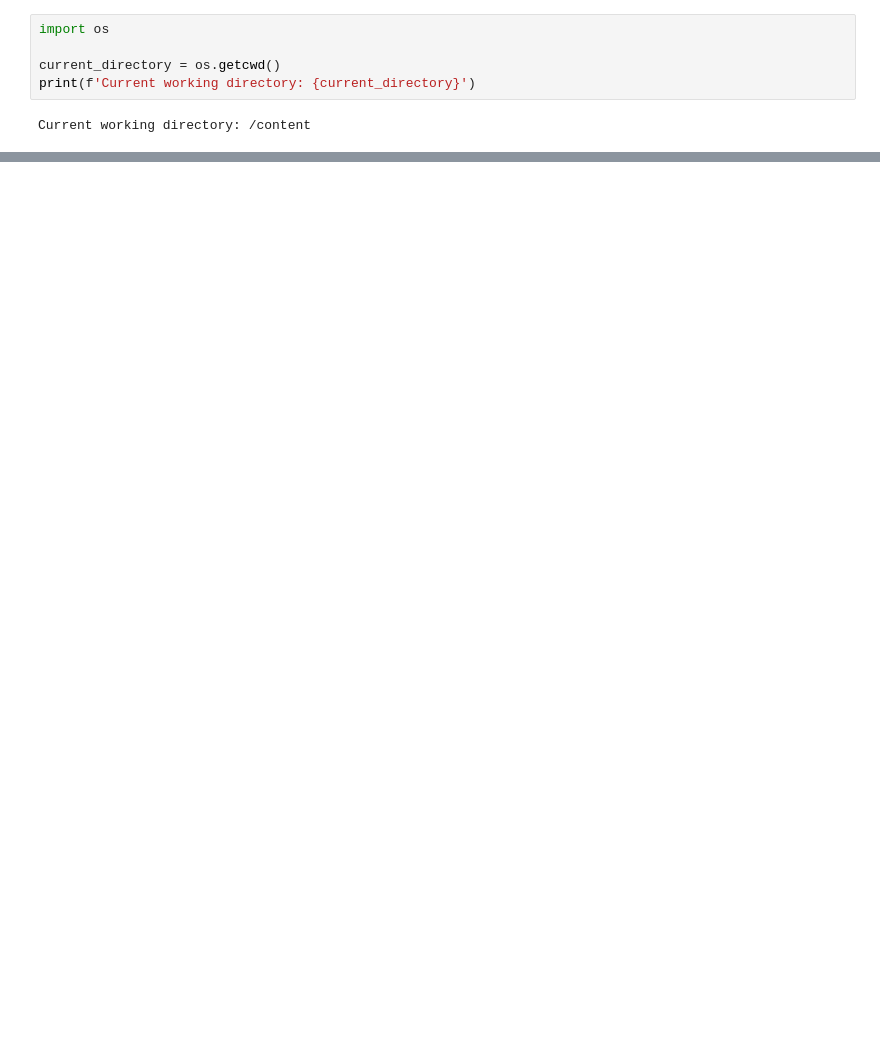
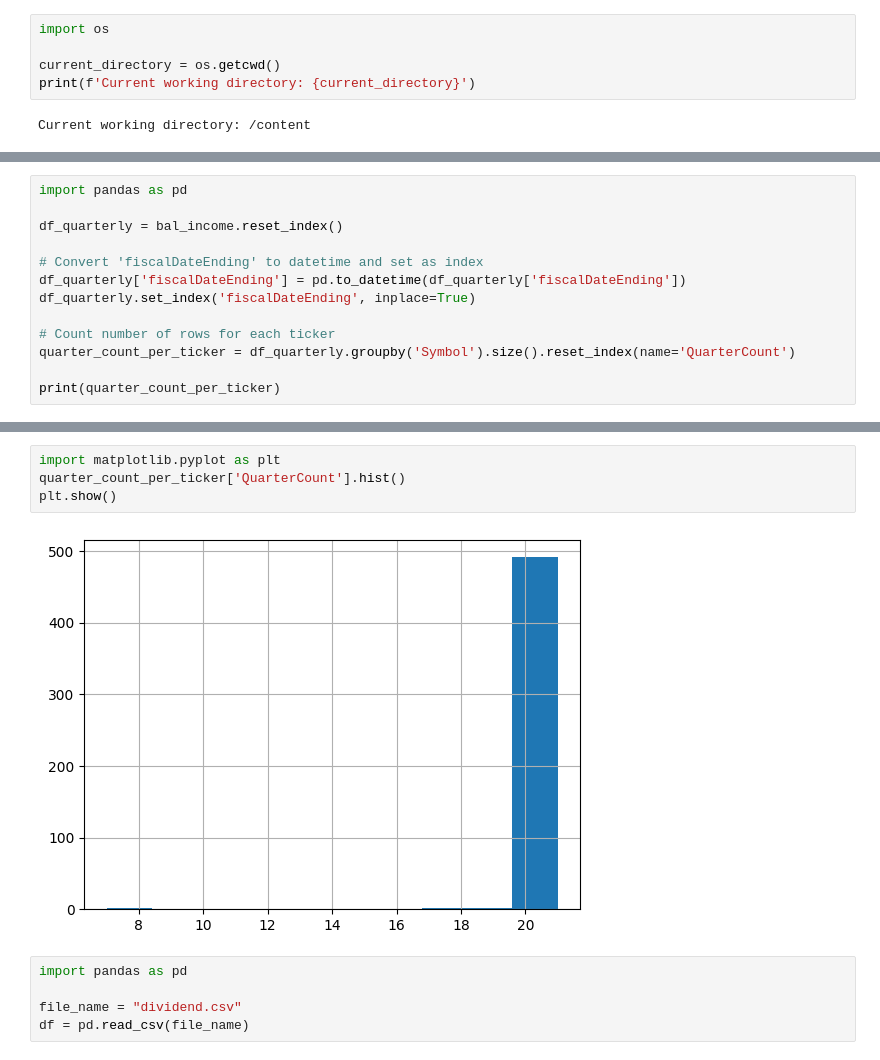
Before and after one commit to Noorasyikeen/InvestoInsight, a Jupyter notebook: notebooks/huiye-data.ipynb, the cells around one changed output, grey strips where cells are left out. Saved outputs shown, nothing was run; the diff lists cells and outputs as text; blank space fills up the shorter version.

```diff
--- a/notebooks/huiye-data.ipynb
+++ b/notebooks/huiye-data.ipynb
@@ -323,0 +769,13 @@ Current working directory: /content
+# %%
+import pandas as pd
+
+df_quarterly = bal_income.reset_index()
+
+# Convert 'fiscalDateEnding' to datetime and set as index
+df_quarterly['fiscalDateEnding'] = pd.to_datetime(df_quarterly['fiscalDateEnding'])
+df_quarterly.set_index('fiscalDateEnding', inplace=True)
+
+# Count number of rows for each ticker
+quarter_count_per_ticker = df_quarterly.groupby('Symbol').size().reset_index(name='QuarterCount')
+
+print(quarter_count_per_ticker)
@@ -323,0 +797,11 @@ Current working directory: /content
+# %%
+import matplotlib.pyplot as plt
+quarter_count_per_ticker['QuarterCount'].hist()
+plt.show()
+# %% [output]
+[figure, added]
+# %%
+import pandas as pd
+
+file_name = "dividend.csv"
+df = pd.read_csv(file_name)
```
Also changed, not shown: parts of 143 cells of this notebook.
